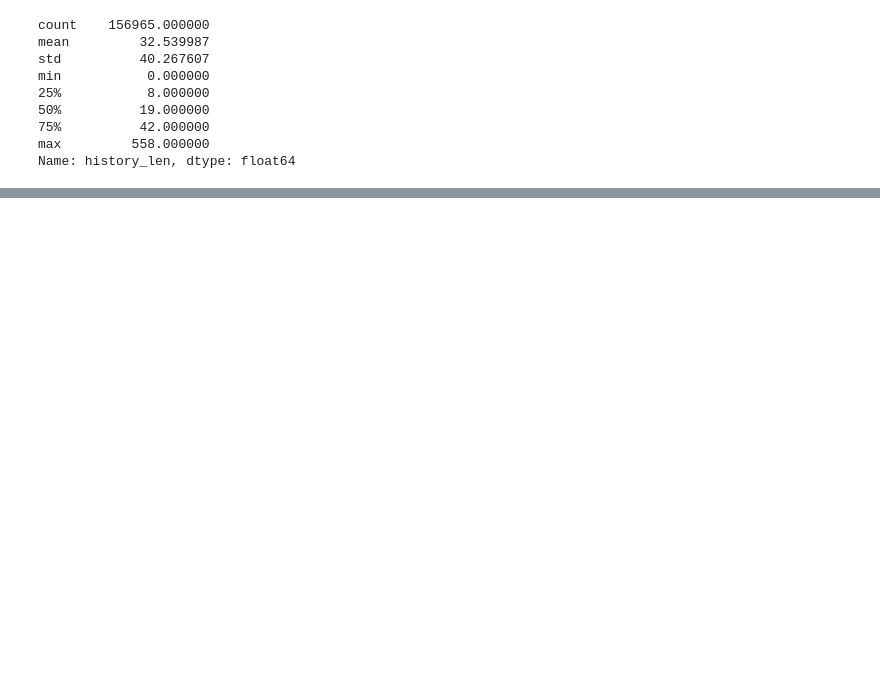
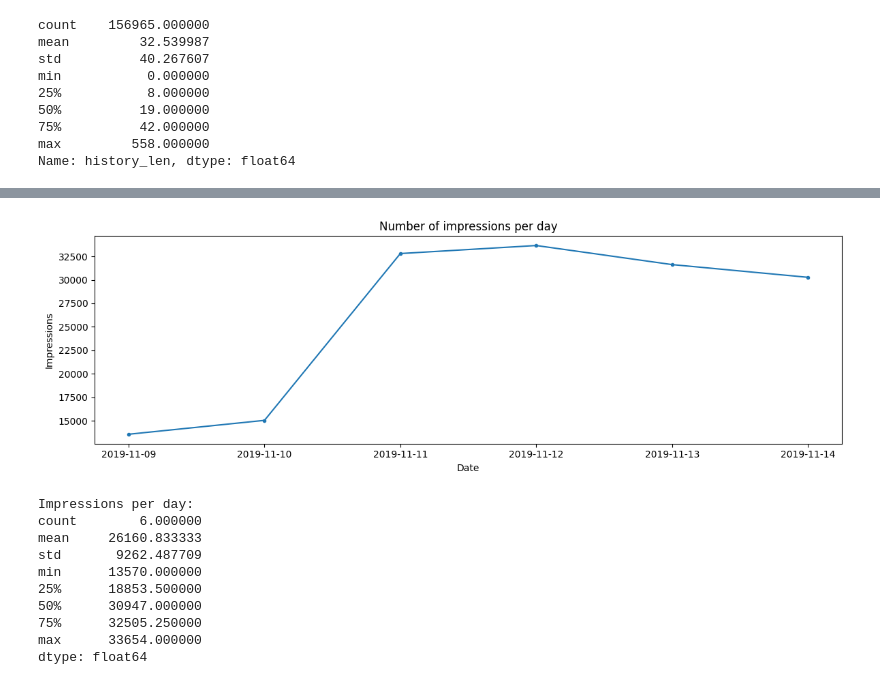
Before and after one commit to GisleGaren/AnbSysProsjekt, a Jupyter notebook: recommender/data_exploration.ipynb, the cells around one changed output, grey strips where cells are left out. Saved outputs shown, nothing was run; the diff lists cells and outputs as text; code cells hidden in the pictures; blank space fills up the shorter version.

```diff
--- a/recommender/data_exploration.ipynb
+++ b/recommender/data_exploration.ipynb
@@ -260,0 +340,23 @@ Name: history_len, dtype: float64
+# %%
+beh["timestamp"] = pd.to_datetime(beh["time"])
+
+print("Date range:")
+print("  Earliest impression:", beh["timestamp"].min())
+print("  Latest impression:  ", beh["timestamp"].max())
+print("  Span:", beh["timestamp"].max() - beh["timestamp"].min())
+print()
+
+# Impressions per day
+beh["date"] = beh["timestamp"].dt.date
+daily_counts = beh.groupby("date").size()
+
+daily_counts.plot(figsize=(12, 4), marker="o", markersize=3)
+plt.title("Number of impressions per day")
+plt.xlabel("Date")
+plt.ylabel("Impressions")
+plt.tight_layout()
+plt.show()
+
+print("Impressions per day:")
+print(daily_counts.describe())
+# %% [output]
@@ -260,0 +367,11 @@ Name: history_len, dtype: float64
+[figure, added]
+Impressions per day:
+count        6.000000
+mean     26160.833333
+std       9262.487709
+min      13570.000000
+25%      18853.500000
+50%      30947.000000
+75%      32505.250000
+max      33654.000000
+dtype: float64
```
Also changed, not shown: parts of 29 cells of this notebook.
